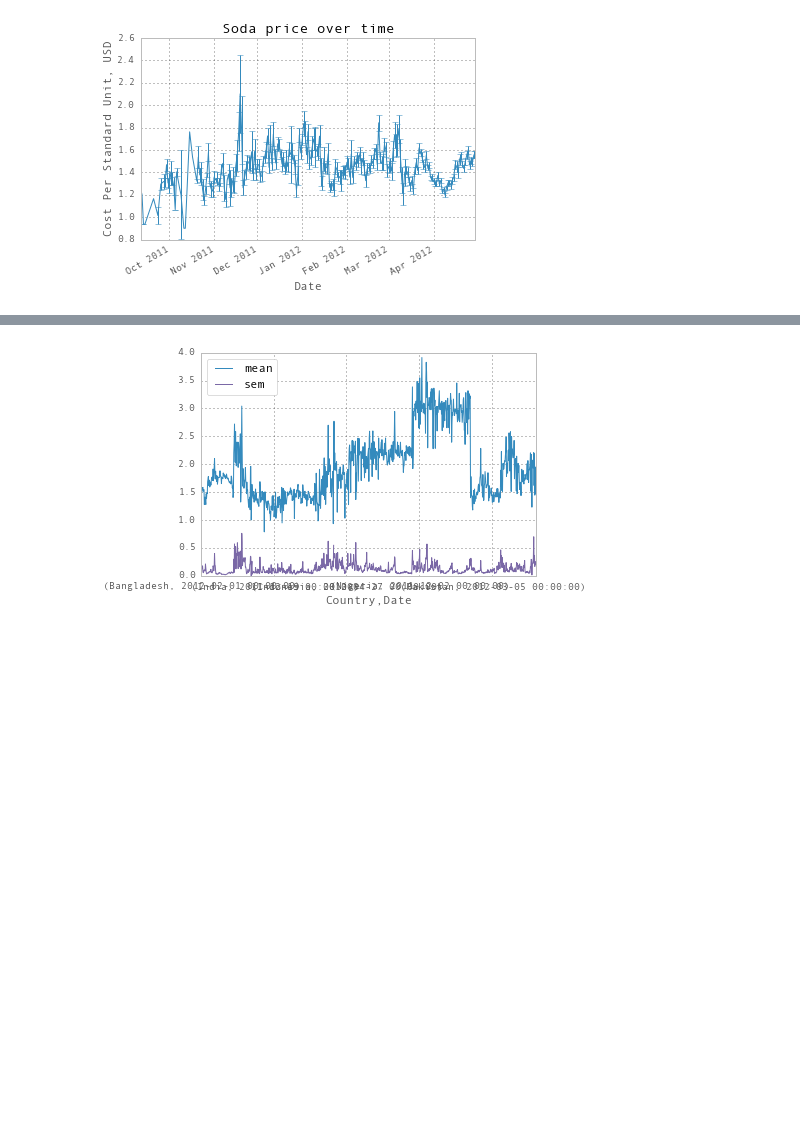
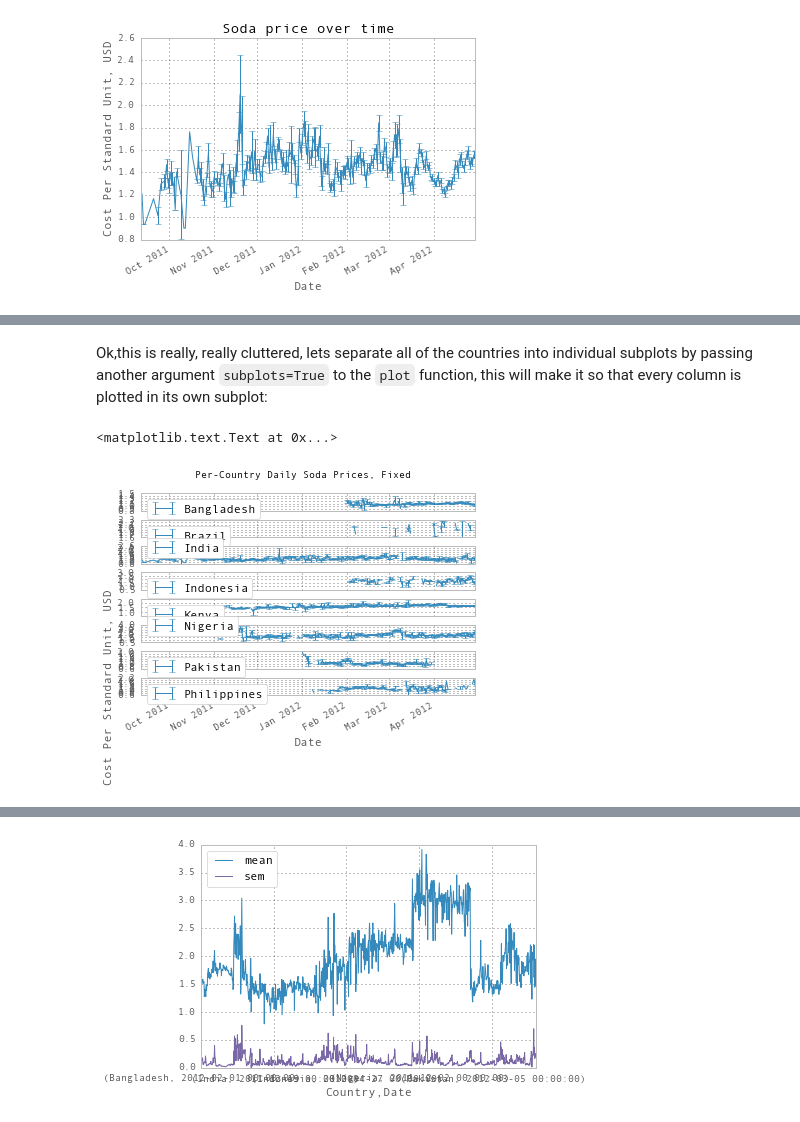
Before and after one commit to learn-co-students/intro-datascience-workshop-dumbo-web-080519, a Jupyter notebook: day2/Lesson 3 - Working with timeseries and learning to plot along the way.ipynb, the cells around one changed output, grey strips where cells are left out. Saved outputs shown, nothing was run; the diff lists cells and outputs as text; code cells hidden in the pictures; blank space fills up the shorter version.

```diff
--- a/day2/Lesson 3 - Working with timeseries and learning to plot along the way.ipynb
+++ b/day2/Lesson 3 - Working with timeseries and learning to plot along the way.ipynb
@@ -308,0 +408,8 @@ plt.ylabel("Cost Per Standard Unit, USD")
+# %% [markdown]
+Ok,this is really, really cluttered, lets separate all of the countries into individual subplots by passing another argument `subplots=True` to the `plot` function, this will make it so that every column is plotted in its own subplot:
+# %%
+unstackedByCountryMeans.plot(yerr=unstackedByCountryErrs, title="Per-Country Daily Soda Prices, Fixed", subplots=True)
+plt.ylabel("Cost Per Standard Unit, USD")
+# %% [output]
+<matplotlib.text.Text at 0x...>
+[figure, added]
```
Also changed, not shown: parts of 21 cells of this notebook.
